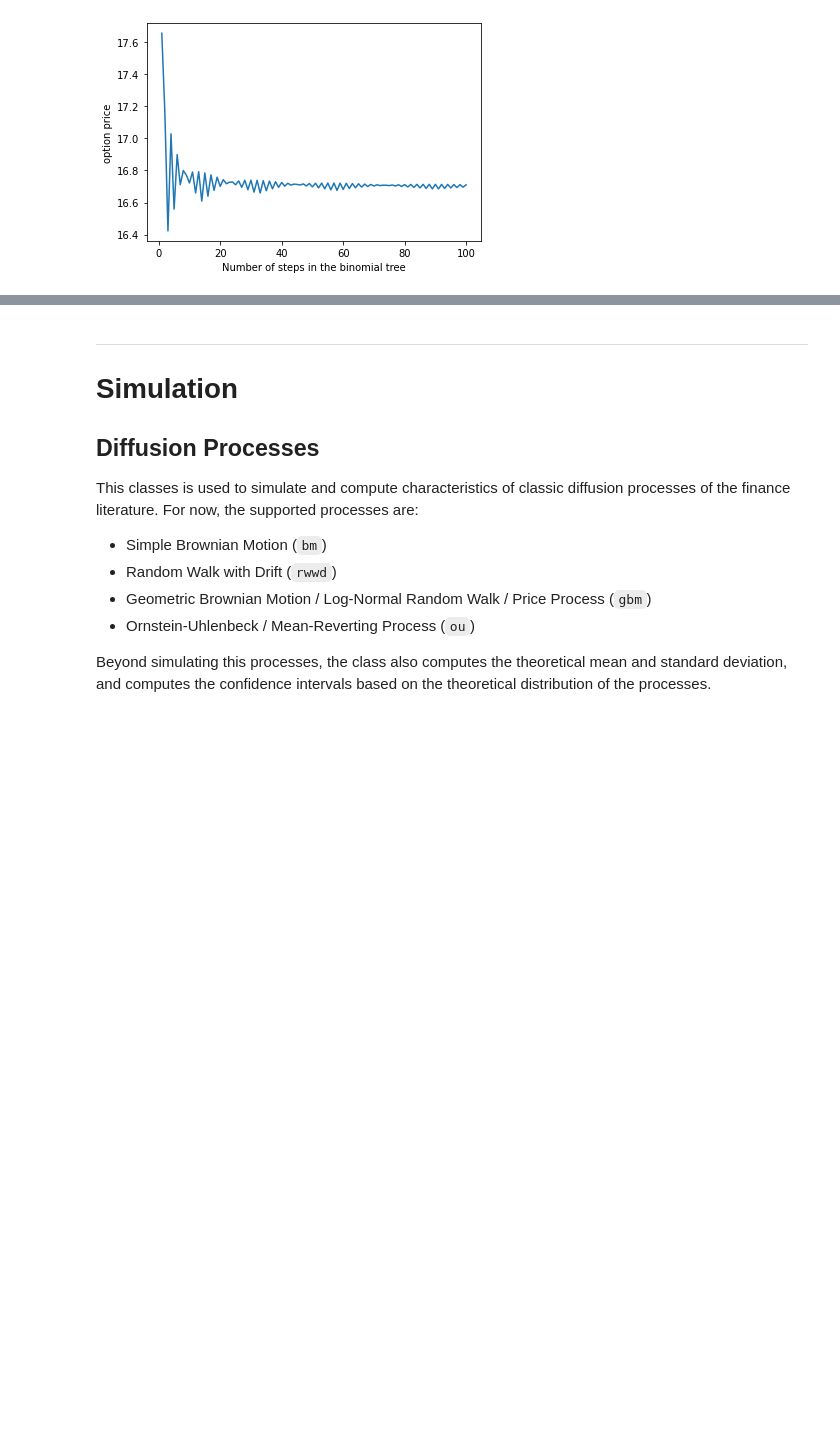
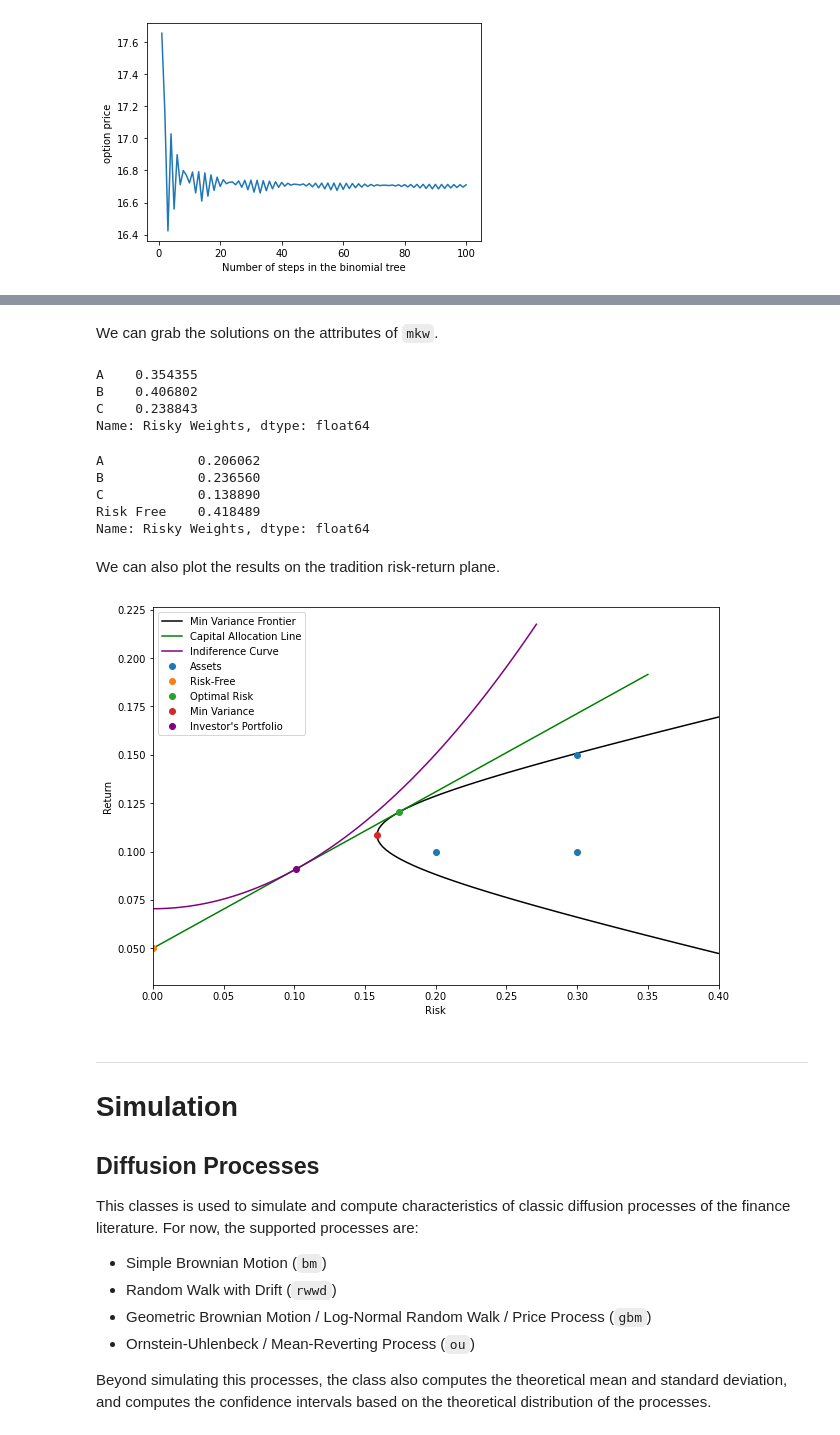
Before and after one commit to gusamarante/QuantFin, a Jupyter notebook: quantfin_examples.ipynb, the cells around one changed output, grey strips where cells are left out. Cells and saved outputs as stored; diff of their text form; code cells hidden in the pictures; blank space fills up the shorter version.

```diff
--- a/quantfin_examples.ipynb
+++ b/quantfin_examples.ipynb
@@ -101,0 +112,21 @@ plt.show()
+# %%
+# pandas series of expected returns
+mu = pd.Series(data={'A': 0.10,
+                     'B': 0.15,
+                     'C': 0.10},
+               name='mu')
+
+# pandas series of risk
+sigma = pd.Series(data={'A': 0.20,
+                        'B': 0.30,
+                        'C': 0.30},
+                  name='sigma')
+
+# pandas dataframe of correlations
+corr = [[1.0, 0.3, 0.0],
+        [0.3, 1.0, 0.0],
+        [0.0, 0.0, 1.0]]
+
+corr = pd.DataFrame(columns=['A', 'B', 'C'],
+                    index=['A', 'B', 'C'],
+                    data=corr)
@@ -102,3 +135,30 @@ plt.show()
+# %%
+mkw = Markowitz(mu, sigma, corr,
+                rf=0.05,
+                risk_aversion=4)
+# %% [markdown]
+We can grab the solutions on the attributes of `mkw`.
+# %%
+mkw.risky_weights
+# %% [output]
+A    0.354355
+B    0.406802
+C    0.238843
+Name: Risky Weights, dtype: float64
+# %%
+mkw.complete_weights
+# %% [output]
+A            0.206062
+B            0.236560
+C            0.138890
+Risk Free    0.418489
+Name: Risky Weights, dtype: float64
+# %% [markdown]
+We can also plot the results on the tradition risk-return plane.
+# %%
+mkw.plot(figsize=(9, 6))
+# %% [output]
+[figure, added]
 # %% [markdown]
 ---
 # Simulation
```
Also changed, not shown: parts of 9 cells of this notebook, 1 other file.
